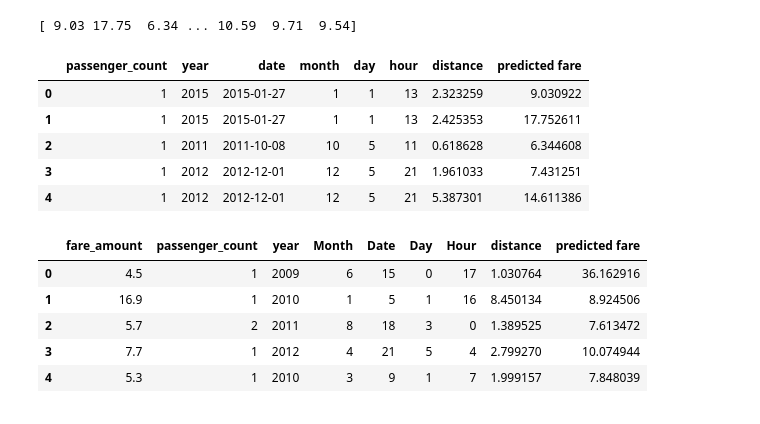
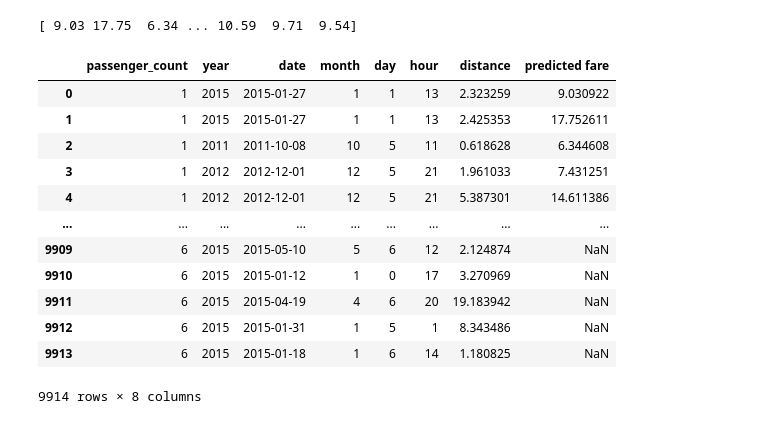
Before and after one commit to vapurv843/Cab-fare-prediction, a Jupyter notebook: cab_fare.ipynb, the cells around one changed output. Drawn from its saved outputs; the diff is of its cells as text; code cells hidden in the pictures.

```diff
--- a/cab_fare.ipynb
+++ b/cab_fare.ipynb
@@ -843,20 +843,18 @@ print(y_pred)
 # %%
 test_data['predicted fare ']= pd.Series(y_pred)
 # %%
-test_data.head()
+test_data
 # %% [output]
 |  | passenger_count | year | date | month | day | hour | distance | predicted fare |
 | 0 | 1 | 2015 | 2015-01-27 | 1 | 1 | 13 | 2.323259 | 9.030922 |
 | 1 | 1 | 2015 | 2015-01-27 | 1 | 1 | 13 | 2.425353 | 17.752611 |
 | 2 | 1 | 2011 | 2011-10-08 | 10 | 5 | 11 | 0.618628 | 6.344608 |
 | 3 | 1 | 2012 | 2012-12-01 | 12 | 5 | 21 | 1.961033 | 7.431251 |
 | 4 | 1 | 2012 | 2012-12-01 | 12 | 5 | 21 | 5.387301 | 14.611386 |
+| ... | ... | ... | ... | ... | ... | ... | ... | ... |
+| 9909 | 6 | 2015 | 2015-05-10 | 5 | 6 | 12 | 2.124874 | NaN |
+| 9910 | 6 | 2015 | 2015-01-12 | 1 | 0 | 17 | 3.270969 | NaN |
+| 9911 | 6 | 2015 | 2015-04-19 | 4 | 6 | 20 | 19.183942 | NaN |
+| 9912 | 6 | 2015 | 2015-01-31 | 1 | 5 | 1 | 8.343486 | NaN |
+| 9913 | 6 | 2015 | 2015-01-18 | 1 | 6 | 14 | 1.180825 | NaN |
+9914 rows × 8 columns
-# %%
-train.head()
-# %% [output]
-|  | fare_amount | passenger_count | year | Month | Date | Day | Hour | distance | predicted fare |
-| 0 | 4.5 | 1 | 2009 | 6 | 15 | 0 | 17 | 1.030764 | 36.162916 |
-| 1 | 16.9 | 1 | 2010 | 1 | 5 | 1 | 16 | 8.450134 | 8.924506 |
-| 2 | 5.7 | 2 | 2011 | 8 | 18 | 3 | 0 | 1.389525 | 7.613472 |
-| 3 | 7.7 | 1 | 2012 | 4 | 21 | 5 | 4 | 2.799270 | 10.074944 |
-| 4 | 5.3 | 1 | 2010 | 3 | 9 | 1 | 7 | 1.999157 | 7.848039 |
```
Also changed, not shown: parts of 1 cell of this notebook.
